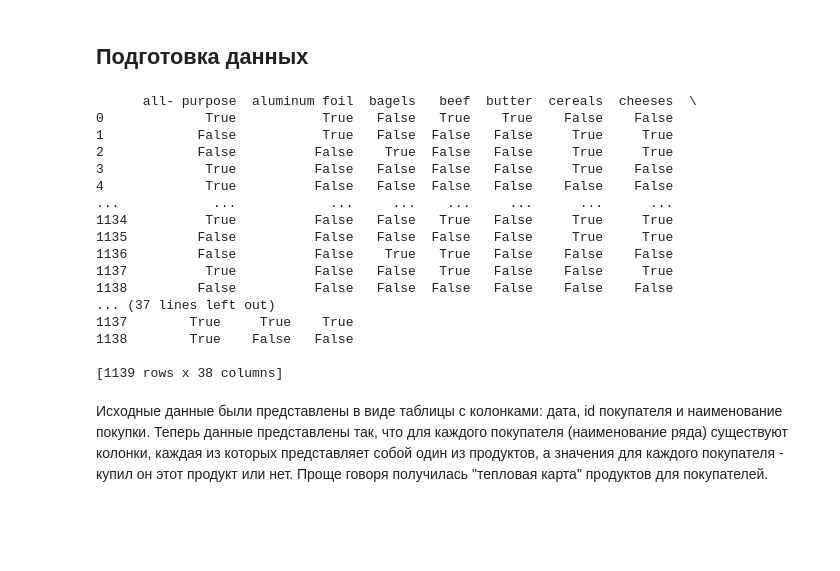
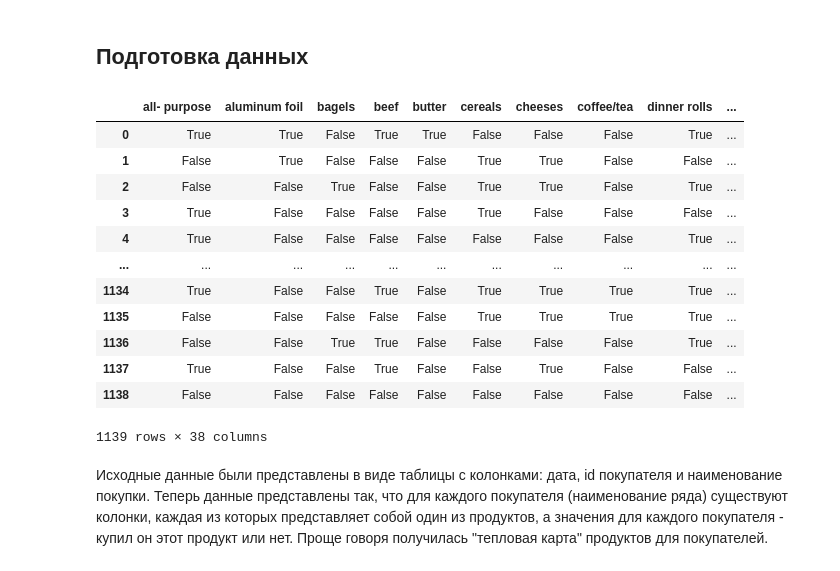
Before and after one commit to Ksenox/ML-2020, a Jupyter notebook: 6307_Zolotukhin/lab3/report.ipynb, the cells around one changed output. Saved outputs shown, nothing was run; the diff lists cells and outputs as text; code cells hidden in the pictures; blank space fills up the shorter version.

```diff
--- a/6307_Zolotukhin/lab3/report.ipynb
+++ b/6307_Zolotukhin/lab3/report.ipynb
@@ -33,26 +33,22 @@ from mlxtend.preprocessing import TransactionEncoder
 te = TransactionEncoder()
 te_ary = te.fit(dataset).transform(dataset)
 df = pd.DataFrame(te_ary, columns=te.columns_)
-# %%
-print(df)
-# %% [output]
-      all- purpose  aluminum foil  bagels   beef  butter  cereals  cheeses  \
-0             True           True   False   True    True    False    False
-1            False           True   False  False   False     True     True
-2            False          False    True  False   False     True     True
-3             True          False   False  False   False     True    False
-4             True          False   False  False   False    False    False
-...            ...            ...     ...    ...     ...      ...      ...
-1134          True          False   False   True   False     True     True
-1135         False          False   False  False   False     True     True
-1136         False          False    True   True   False    False    False
-1137          True          False   False   True   False    False     True
-1138         False          False   False  False   False    False    False
-... (37 lines left out)
-1137        True     True    True
-1138        True    False   False
-
-[1139 rows x 38 columns]
+# %%
+df
+# %% [output]
+|  | all- purpose | aluminum foil | bagels | beef | butter | cereals | cheeses | coffee/tea | dinner rolls | ... |
+| 0 | True | True | False | True | True | False | False | False | True | ... |
+| 1 | False | True | False | False | False | True | True | False | False | ... |
+| 2 | False | False | True | False | False | True | True | False | True | ... |
+| 3 | True | False | False | False | False | True | False | False | False | ... |
+| 4 | True | False | False | False | False | False | False | False | True | ... |
+| ... | ... | ... | ... | ... | ... | ... | ... | ... | ... | ... |
+| 1134 | True | False | False | True | False | True | True | True | True | ... |
+| 1135 | False | False | False | False | False | True | True | True | True | ... |
+| 1136 | False | False | True | True | False | False | False | False | True | ... |
+| 1137 | True | False | False | True | False | False | True | False | False | ... |
+| 1138 | False | False | False | False | False | False | False | False | False | ... |
+1139 rows × 38 columns
 # %% [markdown]
 Исходные данные были представлены в виде таблицы с колонками: дата, id покупателя и наименование покупки.
 Теперь данные представлены так, что для каждого покупателя (наименование ряда) существуют колонки, каждая
```
Also changed, not shown: parts of 13 cells of this notebook, 3 other files.
